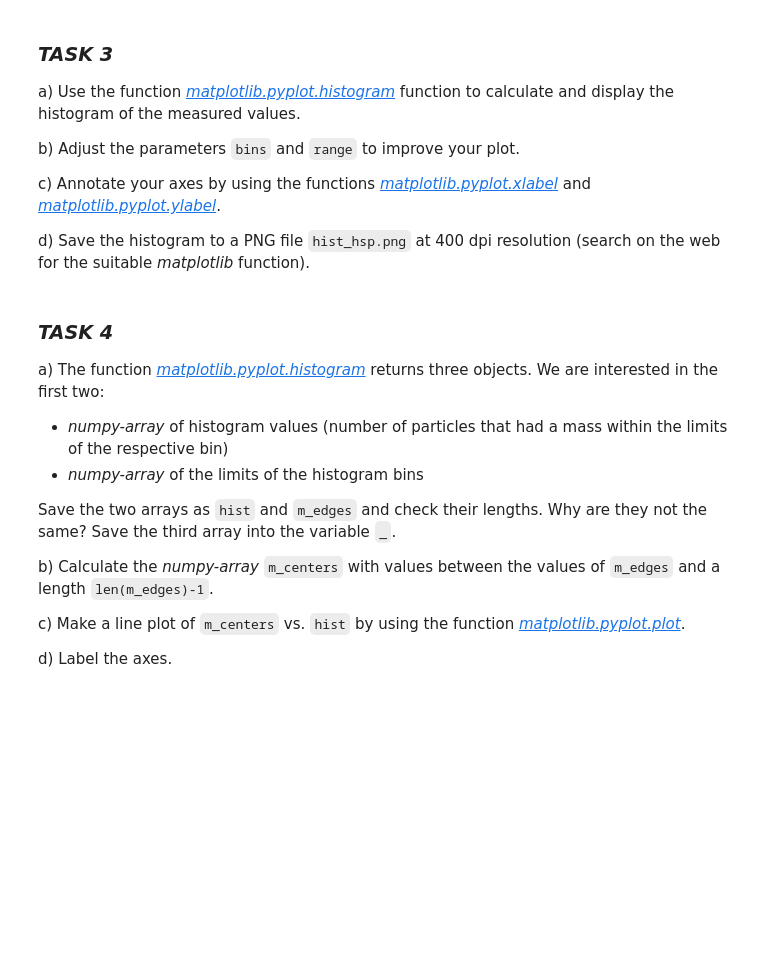
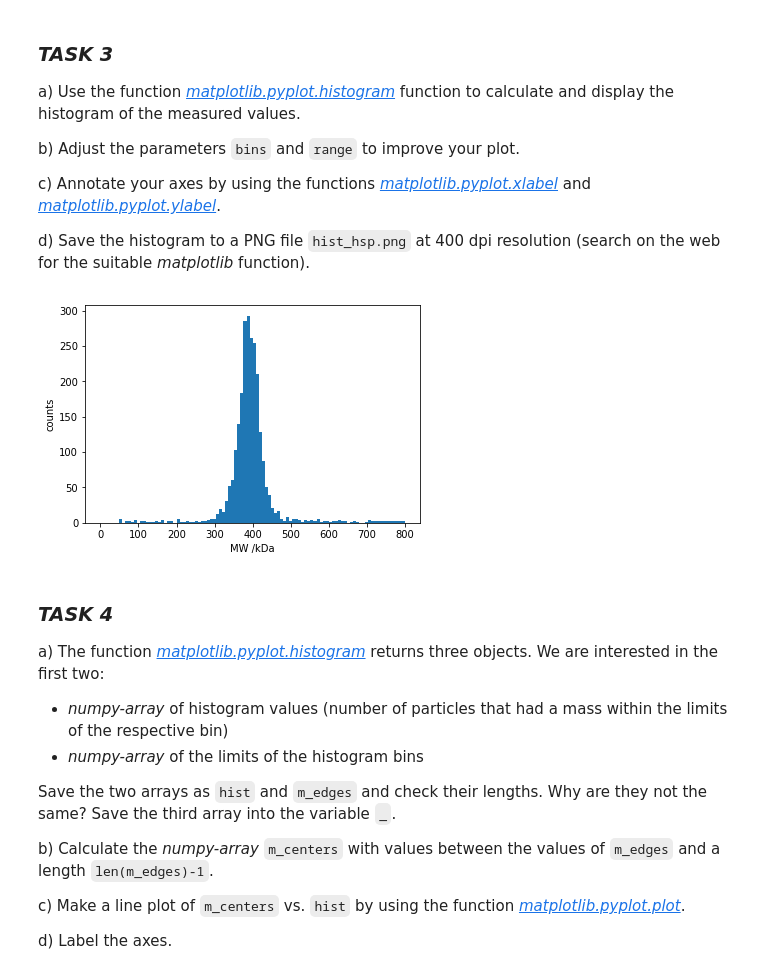
Before and after one commit to mhantke/python-course, a Jupyter notebook: session4/session4-Fabian.ipynb, the cells around one changed output. Cells and saved outputs as stored; diff of their text form; code cells hidden in the pictures; blank space fills up the shorter version.

```diff
--- a/session4/session4-Fabian.ipynb
+++ b/session4/session4-Fabian.ipynb
@@ -74,6 +74,13 @@ d) Save the histogram to a PNG file ``hist_hsp.png`` at 400 dpi resolution (sear
 import matplotlib
 # and magic to activate inline-plotting between the notebook cells
 %matplotlib inline
+# %%
+hist(mw, bins=100,range=[0,800]);
+xlabel('MW /kDa')
+ylabel('counts')
+savefig('hist_hsp_fabs.png', dpi=400);
+# %% [output]
+[figure, added]
 # %% [markdown]
 ### *TASK 4*
 
```
Also changed, not shown: parts of 4 cells of this notebook.
